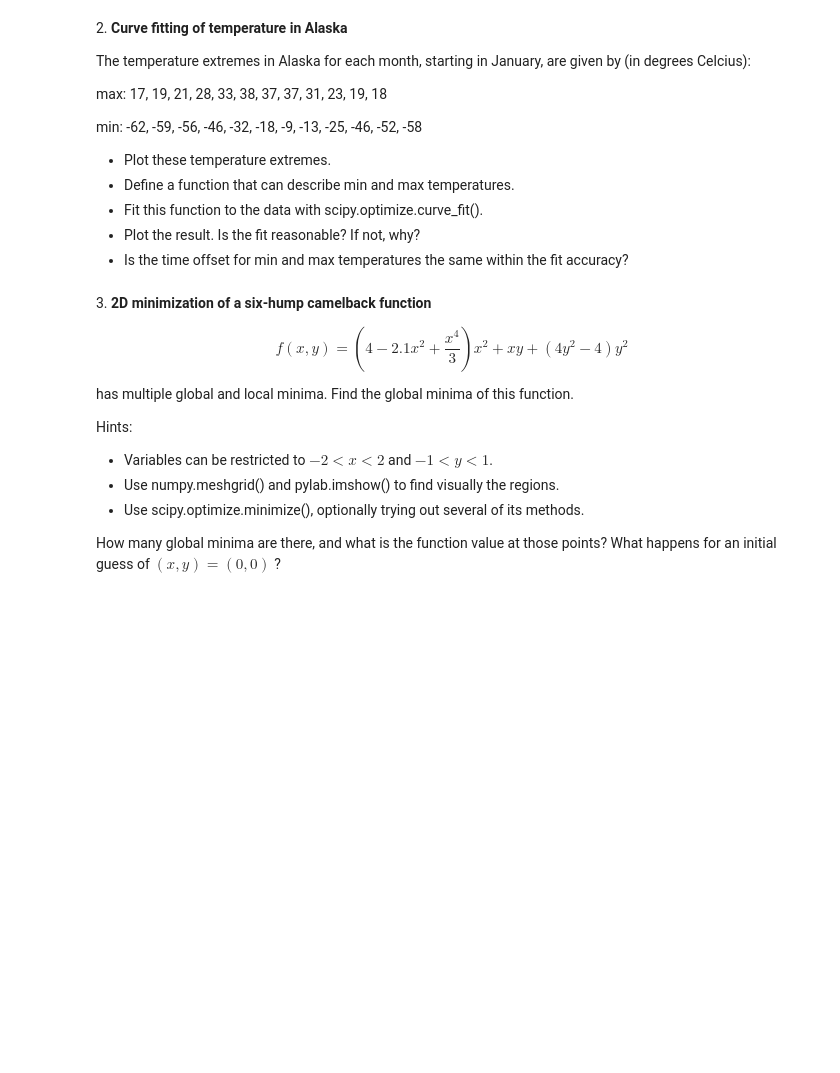
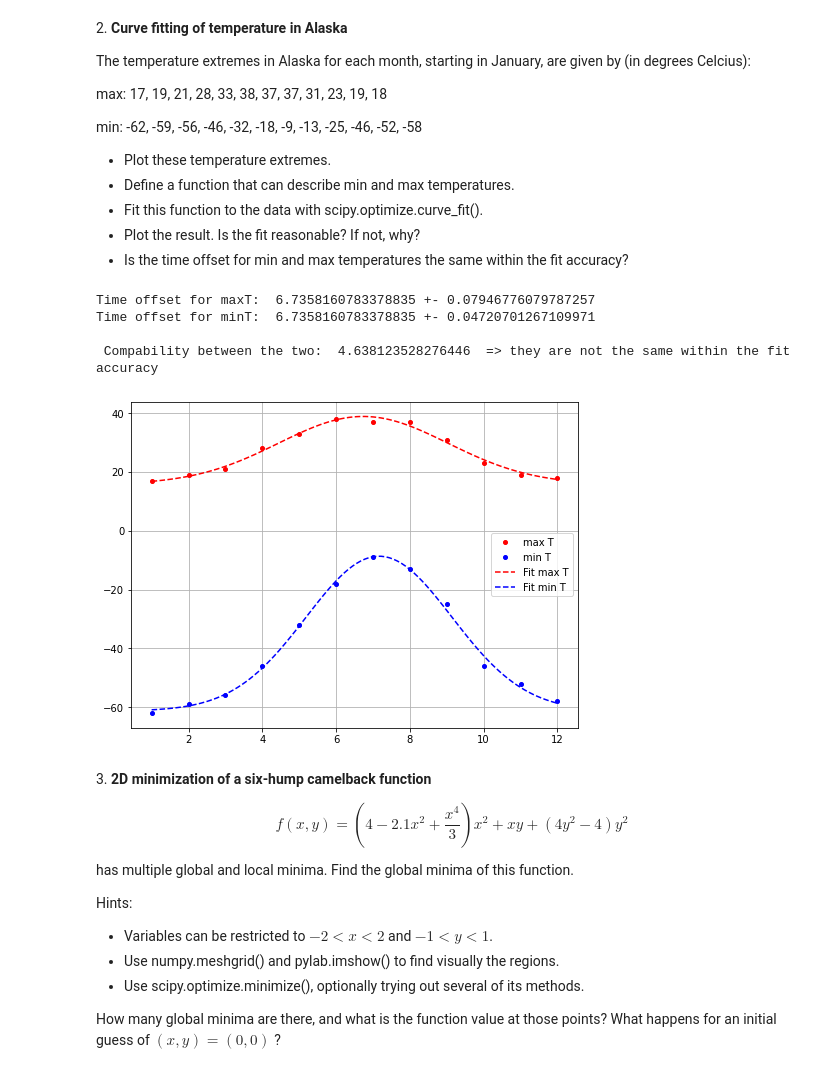
Before and after one commit to AlbertoSaretto/LaboratoryOfComputationalPhysics_Y5, a Jupyter notebook: 09ex_Algorithms.ipynb, the cells around one changed output. Cells and saved outputs as stored; diff of their text form; code cells hidden in the pictures; blank space fills up the shorter version.

```diff
--- a/09ex_Algorithms.ipynb
+++ b/09ex_Algorithms.ipynb
@@ -65,6 +80,55 @@ min: -62, -59, -56, -46, -32, -18, -9, -13, -25, -46, -52, -58
 * Fit this function to the data with scipy.optimize.curve_fit().
 * Plot the result. Is the fit reasonable? If not, why?
 * Is the time offset for min and max temperatures the same within the fit accuracy?
+# %%
+from scipy.optimize import curve_fit
+
+
+#Creat dataset for max e mim temperatures
+
+max_t = [17, 19, 21, 28, 33, 38, 37, 37, 31, 23, 19, 18]
+min_t = [-62, -59, -56, -46, -32, -18, -9, -13, -25, -46, -52, -58]
+max_t = np.array(max_t)
+min_t = np.array(min_t)
+months = [i for i in range(1,13)]
+
+fig, ax = plt.subplots(figsize=(8,6))
+ax.grid()
+ax.plot(months, max_t, ".r", markersize=8, label='max T')
+ax.plot(months, min_t, ".b", markersize=8, label='min T')
+
+# Define a function that can describe min and max temperatures
+#Let's suppose a Gaussian fuction
+def gaussian(x, A, mu, std, c):
+    return A*np.exp(-(x-mu)**2/(2*std**2))+c
+
+#Fit the two temperatures
+max_p0=[20, 6, 3, 15]
+min_p0=[40, 6, 3, -60]
+max_p, max_cov = curve_fit(gaussian, months, max_t, max_p0)
+min_p, min_cov = curve_fit(gaussian, months, min_t, min_p0)
+
+#Plot the results from the fit
+
+x_fit = np.linspace(1,12,100)
+max_fit = gaussian(x_fit, *max_p)
+min_fit = gaussian(x_fit, *min_p)
+ax.plot(x_fit, max_fit, "--r", label='Fit max T')
+ax.plot(x_fit, min_fit, "--b", label='Fit min T')
+ax.legend()
+
+# Is the time offset (which basically means mu parameter) for min and max temperatures the same within the fit accuracy?
+#So we compare mu parameter for the two sets
+print("Time offset for maxT: ",max_p[1], "+-" , np.sqrt(max_cov[1,1]))
+print("Time offset for minT: ",max_p[1], "+-" , np.sqrt(min_cov[1,1]))
+comp = abs(max_p[1]-min_p[1])/np.sqrt(max_cov[1,1]+min_cov[1,1])
+print("\n Compability between the two: " , comp , " => they are not the same within the fit accuracy")
+# %% [output]
+Time offset for maxT:  6.7358160783378835 +- 0.07946776079787257
+Time offset for minT:  6.7358160783378835 +- 0.04720701267109971
+
+ Compability between the two:  4.638123528276446  => they are not the same within the fit accuracy
+[figure, added]
 # %% [markdown]
 3\. **2D minimization of a six-hump camelback function**
 
```
Also changed, not shown: parts of 9 cells of this notebook.
